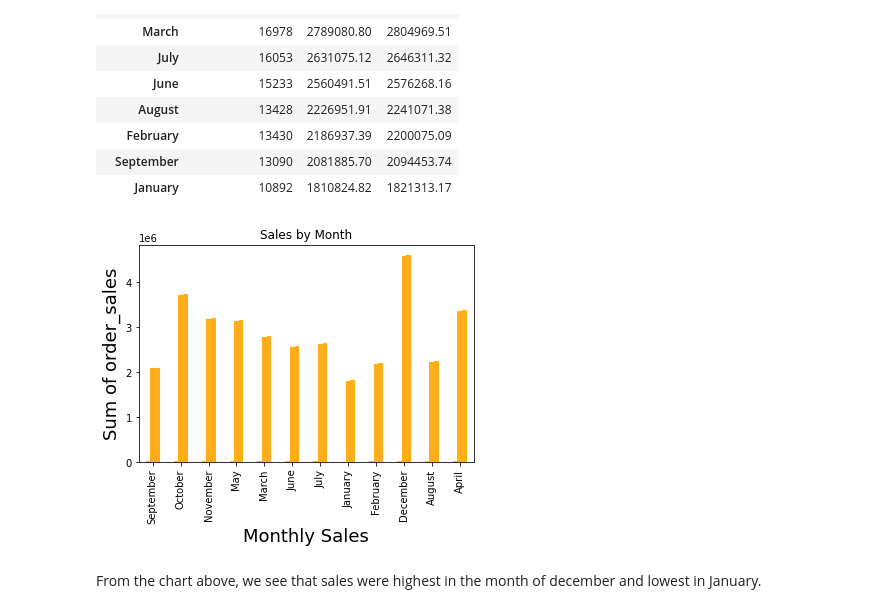
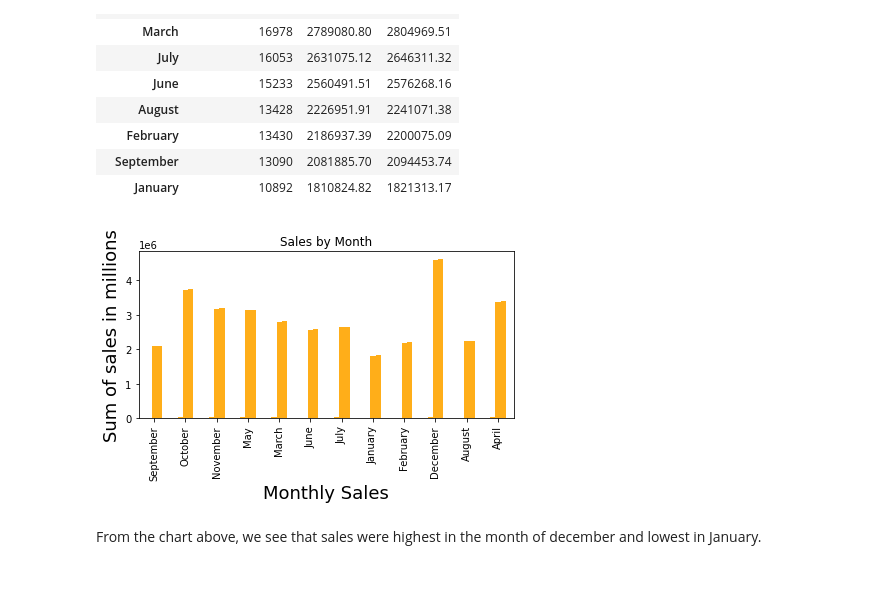
Before and after one commit to Nkem-Nwatu/Business-Analytics, a Jupyter notebook: Analytics.ipynb, the cells around one changed output. Cells and saved outputs as stored; diff of their text form; code cells hidden in the pictures; blank space fills up the shorter version.

```diff
--- a/Analytics.ipynb
+++ b/Analytics.ipynb
@@ -426,11 +428,11 @@ result
 # %%
 counts = Sales_Data.groupby('order_month').sum('order_sales').sort_values(by = 'order_month', ascending = False)
 # Sales_Data.groupby(['order_month']).sum()['order_sales']
 counts.plot(kind='bar', title='Sales by Month',  color='orange', alpha=.9, legend = None );
 plt.xlabel('Monthly Sales', fontsize=18)
-plt.ylabel('Sum of order_sales', fontsize=18);
+plt.ylabel('Sum of sales in millions', fontsize=18);
 # %% [output]
-[figure, old version]
+[figure, new version]
 # %% [markdown]
 From the chart above, we see that sales were highest in the month of december and lowest in January.
 # %% [markdown]
```
Also changed, not shown: parts of 6 cells of this notebook.
